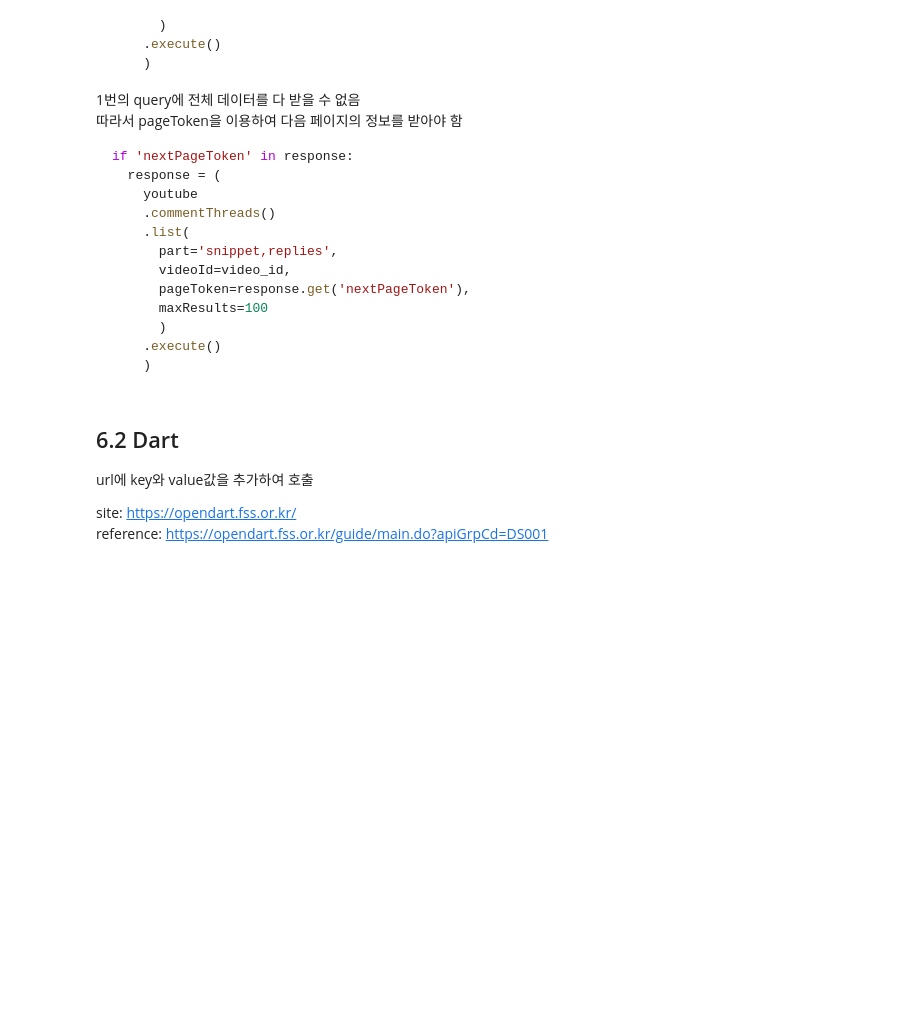
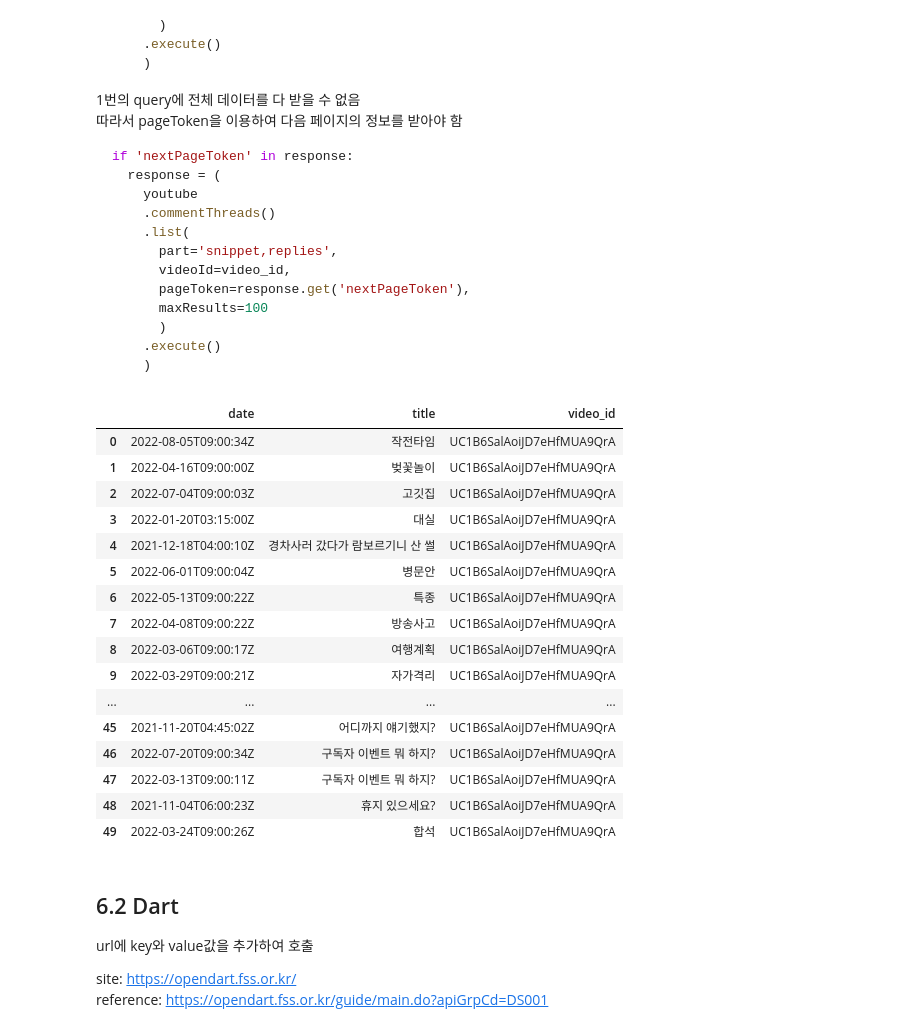
Before and after one commit to soldierzeus/bigdata_thunder, a Jupyter notebook: bigdata1/day07.ipynb, the cells around one changed output. Saved outputs shown, nothing was run; the diff lists cells and outputs as text; code cells hidden in the pictures; blank space fills up the shorter version.

````diff
--- a/bigdata1/day07.ipynb
+++ b/bigdata1/day07.ipynb
@@ -60,0 +132,3 @@ if 'nextPageToken' in response:
+# %%
+def get_comments_from_youtube_api_result(response):
+    return [response.get('items')[i].get('snippet').get('topLevelComment').get('snippet').get('textOriginal') for i in range(len(response.get('items')))]
@@ -60,0 +173,5 @@ if 'nextPageToken' in response:
+# %%
+for i in range(len(response.get('items'))):
+    if response.get('items')[17].get('replies') :
+        print(i)
+        break
@@ -60,0 +198,11 @@ if 'nextPageToken' in response:
+# %%
+response = (
+  youtube
+  .search()
+  .list(
+    part='snippet',
+    maxResults=50,
+    channelId='UC1B6SalAoiJD7eHfMUA9QrA'
+    )
+  .execute()
+  )
@@ -60,0 +229,8 @@ if 'nextPageToken' in response:
+# %%
+from operator import itemgetter
+
+
+for i, item in enumerate(response.items()):
+    if i == 5:
+        video_info = item
+        break
@@ -90,6 +372,30 @@ if 'nextPageToken' in response:
     .execute()
     )
 ```
+# %%
+pd.DataFrame({
+    'date': [response.get('items')[i].get('snippet').get('publishTime') for i in range(50)],
+    'title': [response.get('items')[i].get('snippet').get('title') for i in range(50)],
+    'video_id': [response.get('items')[i].get('snippet').get('channelId') for i in range(50)]
+})
+# %% [output]
+|  | date | title | video_id |
+| 0 | 2022-08-05T09:00:34Z | 작전타임 | UC1B6SalAoiJD7eHfMUA9QrA |
+| 1 | 2022-04-16T09:00:00Z | 벚꽃놀이 | UC1B6SalAoiJD7eHfMUA9QrA |
+| 2 | 2022-07-04T09:00:03Z | 고깃집 | UC1B6SalAoiJD7eHfMUA9QrA |
+| 3 | 2022-01-20T03:15:00Z | 대실 | UC1B6SalAoiJD7eHfMUA9QrA |
+| 4 | 2021-12-18T04:00:10Z | 경차사러 갔다가 람보르기니 산 썰 | UC1B6SalAoiJD7eHfMUA9QrA |
+| 5 | 2022-06-01T09:00:04Z | 병문안 | UC1B6SalAoiJD7eHfMUA9QrA |
+| 6 | 2022-05-13T09:00:22Z | 특종 | UC1B6SalAoiJD7eHfMUA9QrA |
+| 7 | 2022-04-08T09:00:22Z | 방송사고 | UC1B6SalAoiJD7eHfMUA9QrA |
+| 8 | 2022-03-06T09:00:17Z | 여행계획 | UC1B6SalAoiJD7eHfMUA9QrA |
+| 9 | 2022-03-29T09:00:21Z | 자가격리 | UC1B6SalAoiJD7eHfMUA9QrA |
+| ... | ... | ... | ... |
+| 45 | 2021-11-20T04:45:02Z | 어디까지 얘기했지? | UC1B6SalAoiJD7eHfMUA9QrA |
+| 46 | 2022-07-20T09:00:34Z | 구독자 이벤트 뭐 하지? | UC1B6SalAoiJD7eHfMUA9QrA |
+| 47 | 2022-03-13T09:00:11Z | 구독자 이벤트 뭐 하지? | UC1B6SalAoiJD7eHfMUA9QrA |
+| 48 | 2021-11-04T06:00:23Z | 휴지 있으세요? | UC1B6SalAoiJD7eHfMUA9QrA |
+| 49 | 2022-03-24T09:00:26Z | 합석 | UC1B6SalAoiJD7eHfMUA9QrA |
 # %% [markdown]
 ## 6.2 Dart
 
````
Also changed, not shown: parts of 21 cells of this notebook, 2 other files.
